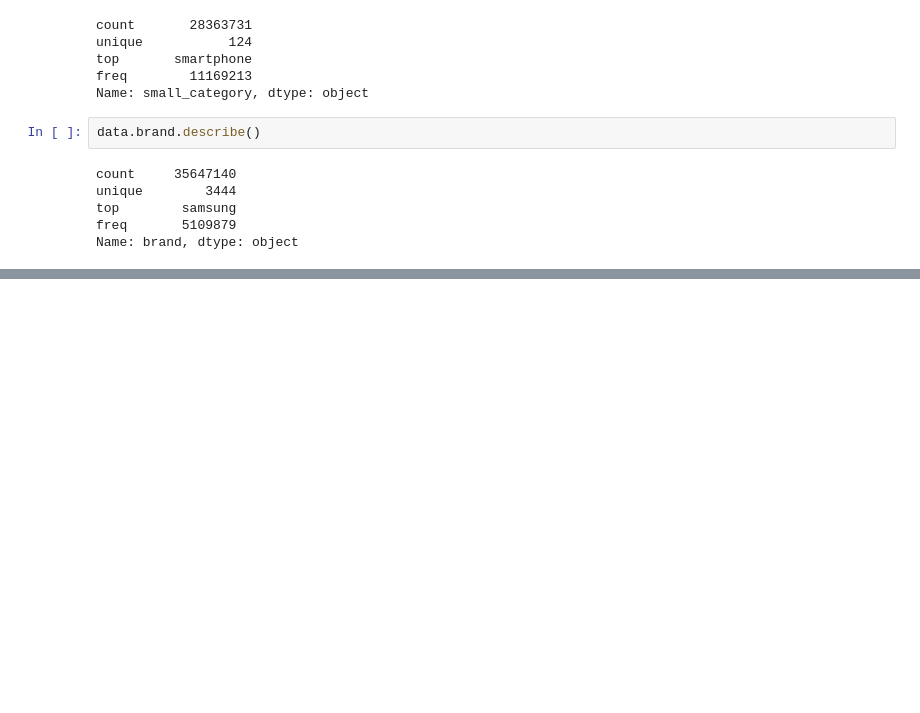
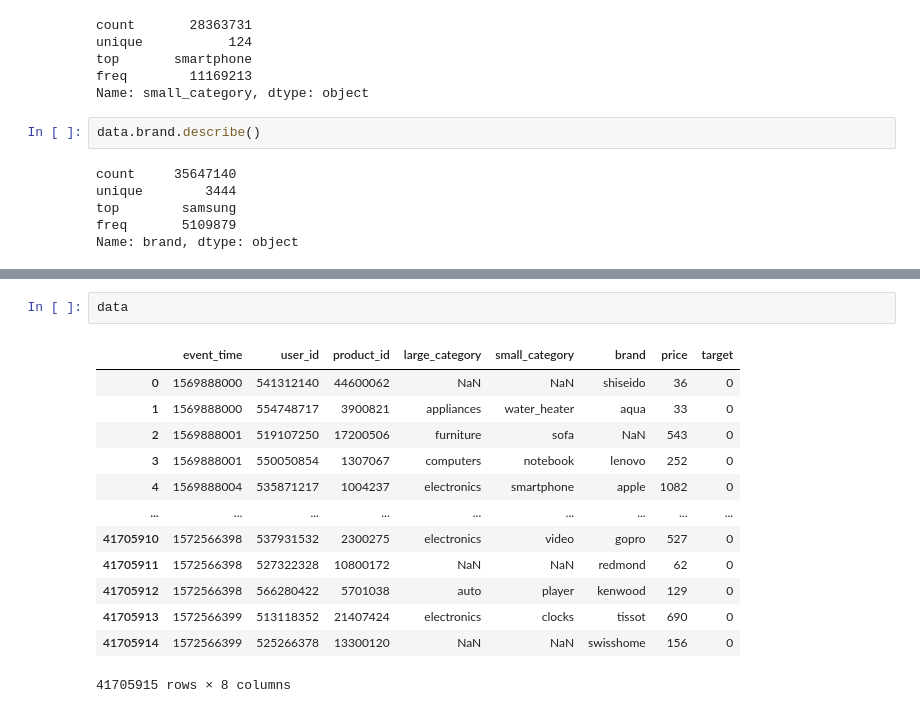
Before and after one commit to lover-swan/project2_2, a Jupyter notebook: EDA2.ipynb, the cells around one changed output, grey strips where cells are left out. Saved outputs shown, nothing was run; the diff lists cells and outputs as text; blank space fills up the shorter version.

```diff
--- a/EDA2.ipynb
+++ b/EDA2.ipynb
@@ -50,0 +57,16 @@ Name: brand, dtype: object
+# %%
+data
+# %% [output]
+|  | event_time | user_id | product_id | large_category | small_category | brand | price | target |
+| 0 | 1569888000 | 541312140 | 44600062 | NaN | NaN | shiseido | 36 | 0 |
+| 1 | 1569888000 | 554748717 | 3900821 | appliances | water_heater | aqua | 33 | 0 |
+| 2 | 1569888001 | 519107250 | 17200506 | furniture | sofa | NaN | 543 | 0 |
+| 3 | 1569888001 | 550050854 | 1307067 | computers | notebook | lenovo | 252 | 0 |
+| 4 | 1569888004 | 535871217 | 1004237 | electronics | smartphone | apple | 1082 | 0 |
+| ... | ... | ... | ... | ... | ... | ... | ... | ... |
+| 41705910 | 1572566398 | 537931532 | 2300275 | electronics | video | gopro | 527 | 0 |
+| 41705911 | 1572566398 | 527322328 | 10800172 | NaN | NaN | redmond | 62 | 0 |
+| 41705912 | 1572566398 | 566280422 | 5701038 | auto | player | kenwood | 129 | 0 |
+| 41705913 | 1572566399 | 513118352 | 21407424 | electronics | clocks | tissot | 690 | 0 |
+| 41705914 | 1572566399 | 525266378 | 13300120 | NaN | NaN | swisshome | 156 | 0 |
+41705915 rows × 8 columns
```
Also changed, not shown: parts of 3 cells of this notebook.
